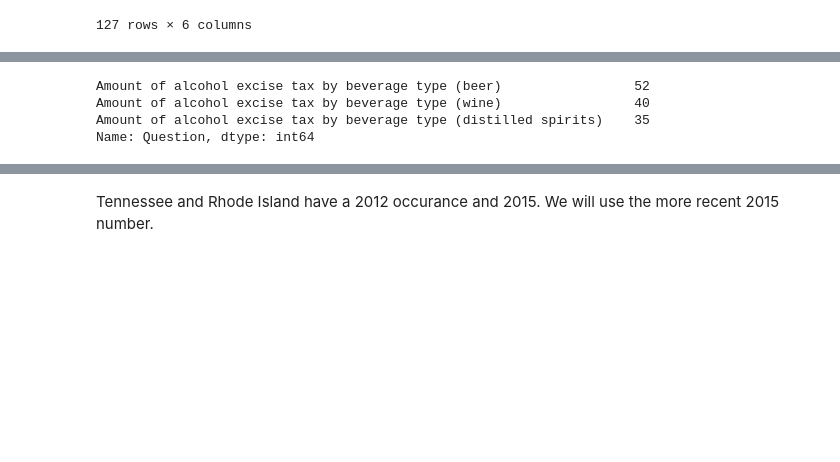
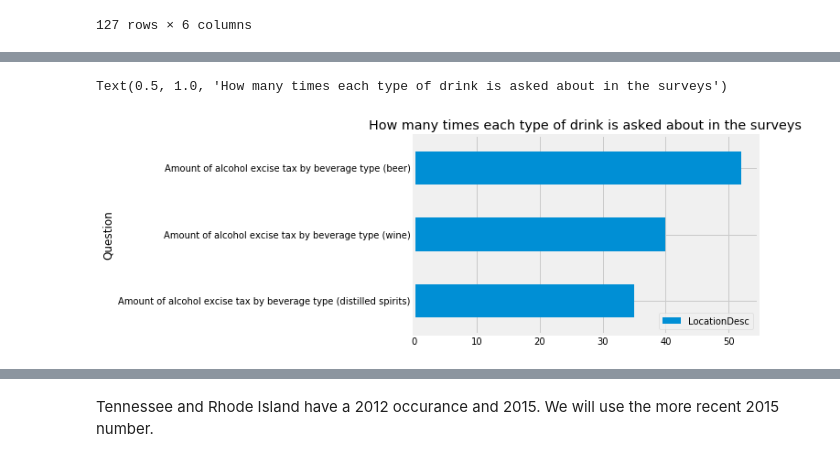
Before and after one commit to djleung/DataHacks_2020_public, a Jupyter notebook: Initial_Data_Exploration.ipynb, the cells around one changed output, grey strips where cells are left out. Saved outputs shown, nothing was run; the diff lists cells and outputs as text; code cells hidden in the pictures; blank space fills up the shorter version.

```diff
--- a/Initial_Data_Exploration.ipynb
+++ b/Initial_Data_Exploration.ipynb
@@ -660,12 +660,10 @@ Alabama          1
 Name: LocationDesc, Length: 50, dtype: int64
-# %%
-temp = alc_tax_data['Question'].value_counts()
-temp
-# %% [output]
-Amount of alcohol excise tax by beverage type (beer)                 52
-Amount of alcohol excise tax by beverage type (wine)                 40
-Amount of alcohol excise tax by beverage type (distilled spirits)    35
-Name: Question, dtype: int64
+# %%
+alc_tax_data.groupby("Question").count().sort_values("LocationDesc").plot(kind = 'barh', y = 'LocationDesc')
+plt.title("How many times each type of drink is asked about in the surveys")
+# %% [output]
+Text(0.5, 1.0, 'How many times each type of drink is asked about in the surveys')
+[figure, added]
 # %%
 alc_tax_beer = alc_tax_data[(alc_tax_data['Question'] == 'Amount of alcohol excise tax by beverage type (beer)')]
 alc_tax_beer = alc_tax_beer.reset_index(drop=True)
```
Also changed, not shown: parts of 16 cells of this notebook.
